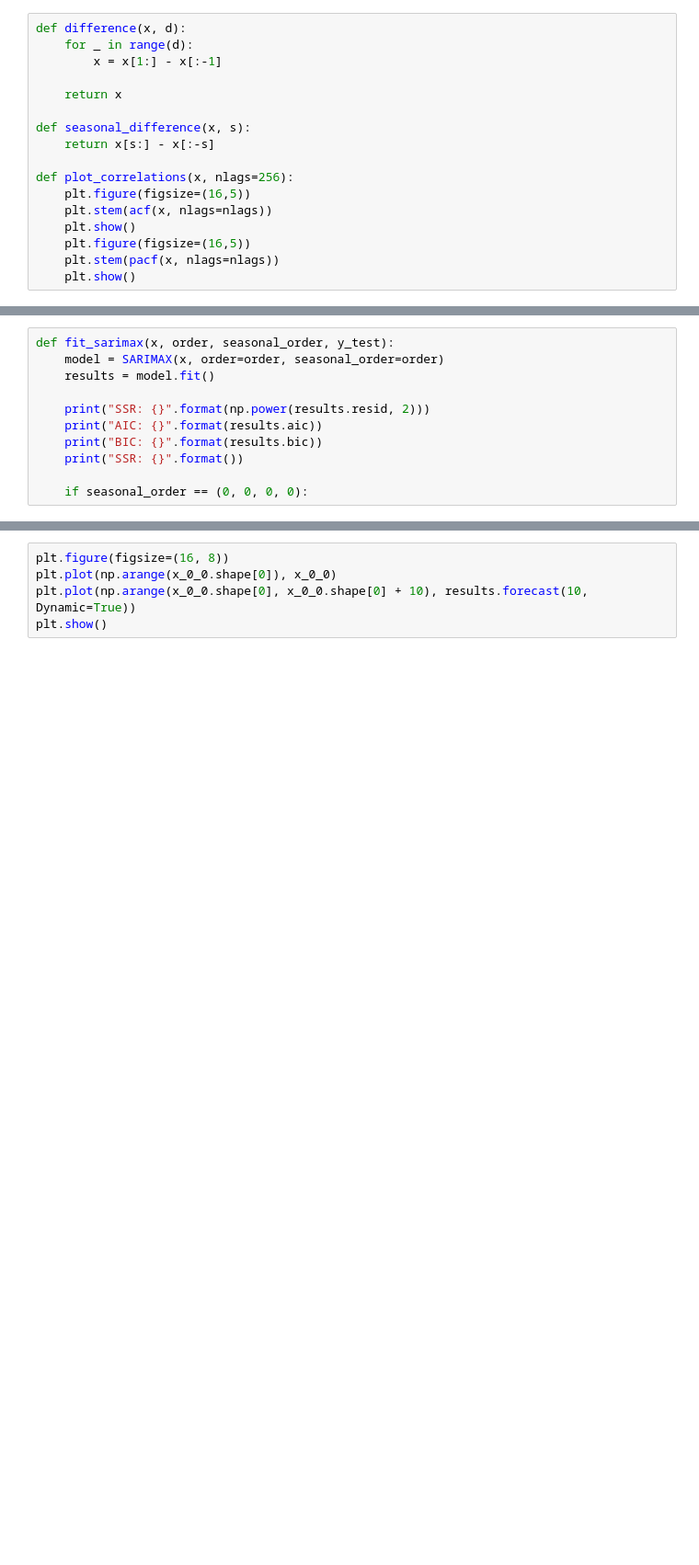
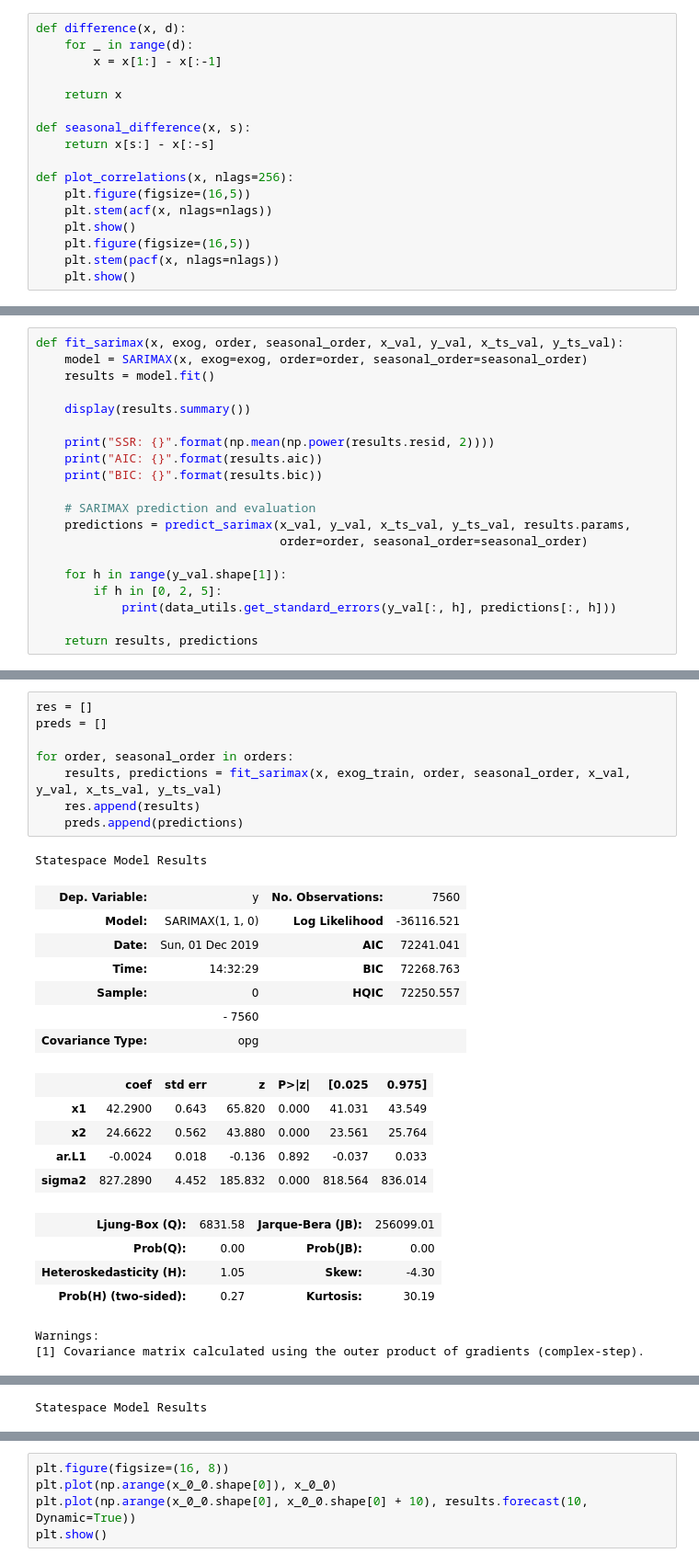
Before and after one commit to victorchan314/arterial_traffic_flow_predictor, a Jupyter notebook: ipynb/armax.ipynb, the cells around one changed output, grey strips where cells are left out. Shown at 92% size. Cells and saved outputs as stored; diff of their text form; blank space fills up the shorter version.

```diff
--- a/ipynb/armax.ipynb
+++ b/ipynb/armax.ipynb
@@ -88,11 +126,20 @@ plot_correlations(x_1_1, nlags=nlags)
 # %%
-def fit_sarimax(x, order, seasonal_order, y_test):
-    model = SARIMAX(x, order=order, seasonal_order=order)
+def fit_sarimax(x, exog, order, seasonal_order, x_val, y_val, x_ts_val, y_ts_val):
+    model = SARIMAX(x, exog=exog, order=order, seasonal_order=seasonal_order)
     results = model.fit()
 
-    print("SSR: {}".format(np.power(results.resid, 2)))
+    display(results.summary())
+
+    print("SSR: {}".format(np.mean(np.power(results.resid, 2))))
     print("AIC: {}".format(results.aic))
     print("BIC: {}".format(results.bic))
-    print("SSR: {}".format())
 
-    if seasonal_order == (0, 0, 0, 0):
+    # SARIMAX prediction and evaluation
+    predictions = predict_sarimax(x_val, y_val, x_ts_val, y_ts_val, results.params,
+                                  order=order, seasonal_order=seasonal_order)
+
+    for h in range(y_val.shape[1]):
+        if h in [0, 2, 5]:
+            print(data_utils.get_standard_errors(y_val[:, h], predictions[:, h]))
+
+    return results, predictions
@@ -151,0 +203,28 @@ array([9.56670386])
+# %%
+res = []
+preds = []
+
+for order, seasonal_order in orders:
+    results, predictions = fit_sarimax(x, exog_train, order, seasonal_order, x_val, y_val, x_ts_val, y_ts_val)
+    res.append(results)
+    preds.append(predictions)
+# %% [output]
+Statespace Model Results
+| Dep. Variable: | y | No. Observations: | 7560 |
+| Model: | SARIMAX(1, 1, 0) | Log Likelihood | -36116.521 |
+| Date: | Sun, 01 Dec 2019 | AIC | 72241.041 |
+| Time: | 14:32:29 | BIC | 72268.763 |
+| Sample: | 0 | HQIC | 72250.557 |
+|  | - 7560 |  |  |
+| Covariance Type: | opg |  |  |
+|  | coef | std err | z | P>|z| | [0.025 | 0.975] |
+| x1 | 42.2900 | 0.643 | 65.820 | 0.000 | 41.031 | 43.549 |
+| x2 | 24.6622 | 0.562 | 43.880 | 0.000 | 23.561 | 25.764 |
+| ar.L1 | -0.0024 | 0.018 | -0.136 | 0.892 | -0.037 | 0.033 |
+| sigma2 | 827.2890 | 4.452 | 185.832 | 0.000 | 818.564 | 836.014 |
+| Ljung-Box (Q): | 6831.58 | Jarque-Bera (JB): | 256099.01 |
+| Prob(Q): | 0.00 | Prob(JB): | 0.00 |
+| Heteroskedasticity (H): | 1.05 | Skew: | -4.30 |
+| Prob(H) (two-sided): | 0.27 | Kurtosis: | 30.19 |
+Warnings:
+[1] Covariance matrix calculated using the outer product of gradients (complex-step).
@@ -151,0 +237 @@ array([9.56670386])
+Statespace Model Results
```
Also changed, not shown: parts of 40 cells of this notebook, 4 other files.
